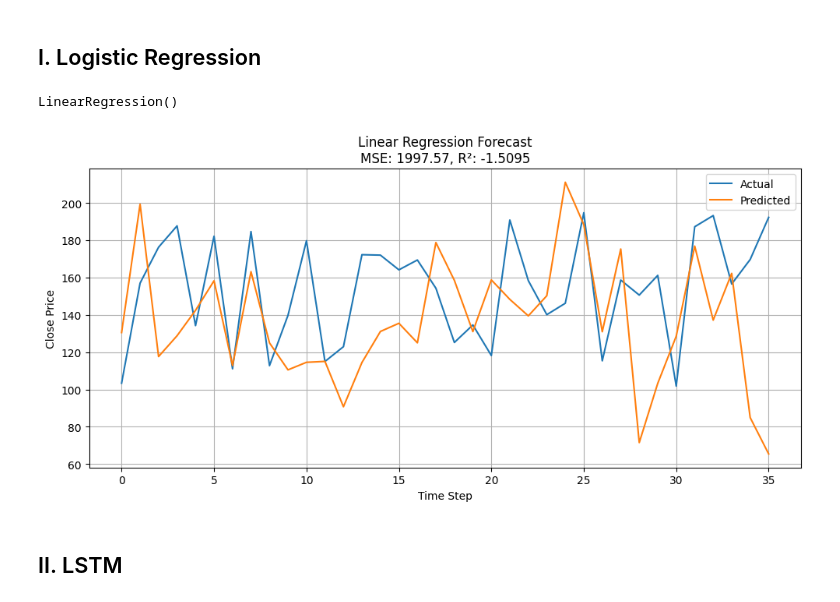
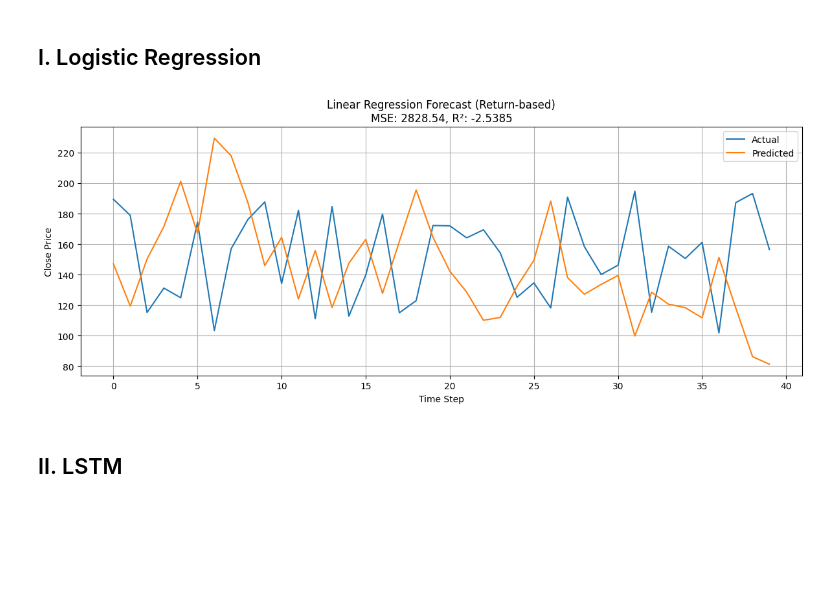
Before and after one commit to Anitra-Hernandez/AAI510_Group6Project, a Jupyter notebook: FinalProject_1.ipynb, the cells around one changed output. Cells and saved outputs as stored; diff of their text form; code cells hidden in the pictures; blank space fills up the shorter version.

```diff
--- a/FinalProject_1.ipynb
+++ b/FinalProject_1.ipynb
@@ -190,10 +168,4 @@ y = np.array(y)
-# %%
-split = int(len(X) * 0.8)
-X_train, X_test = X[:split], X[split:]
-y_train, y_test = y[:split], y[split:]
-
-# fit model
-lr_model = LinearRegression()
-lr_model.fit(X_train, y_train)
-# %% [output]
-LinearRegression()
+# %%
+features = ['Open', 'High', 'Low', 'Close']
+df['Target'] = df['Close'].pct_change().shift(-1)
+df.dropna(inplace=True)
@@ -200,23 +183,34 @@ LinearRegression()
+# %%
+# fit and predict
+model = LinearRegression()
+model.fit(X_train, y_train)
+predicted_returns = model.predict(X_test)
+# %%
+starting_price = df_test['Close'].iloc[0]
+predicted_prices = [starting_price]
+
+for r in predicted_returns:
+    next_price = predicted_prices[-1] * (1 + r)
+    predicted_prices.append(next_price)
+
+predicted_prices = predicted_prices[1:]  # remove intial value
 # %%
-y_pred = lr_model.predict(X_test)
-y_test_inv = scaler.inverse_transform(np.c_[np.zeros((len(y_test), 3)), y_test])[:, -1]
-y_pred_inv = scaler.inverse_transform(np.c_[np.zeros((len(y_pred), 3)), y_pred])[:, -1]
+actual_prices = df_test['Close'].values[:len(predicted_prices)]
+mse = mean_squared_error(actual_prices, predicted_prices)
+r2 = r2_score(actual_prices, predicted_prices)
 
-mse = mean_squared_error(y_test_inv, y_pred_inv)
-r2 = r2_score(y_test_inv, y_pred_inv)
-
-plt.figure(figsize=(10, 5))
-plt.plot(y_test_inv, label='Actual')
-plt.plot(y_pred_inv, label='Predicted')
-plt.title(f"Linear Regression Forecast\nMSE: {mse:.2f}, R²: {r2:.4f}")
-plt.xlabel("Time Step")
-plt.ylabel("Close Price")
+plt.figure(figsize=(12, 5))
+plt.plot(actual_prices, label='Actual')
+plt.plot(predicted_prices, label='Predicted')
+plt.title(f'Linear Regression Forecast (Return-based)\nMSE: {mse:.2f}, R²: {r2:.4f}')
+plt.xlabel('Time Step')
+plt.ylabel('Close Price')
 plt.legend()
 plt.grid(True)
 plt.tight_layout()
 plt.show()
 # %% [output]
-[figure, old version]
+[figure, new version]
 # %% [markdown]
 ## II. LSTM
 # %%
```
Also changed, not shown: parts of 4 cells of this notebook.
